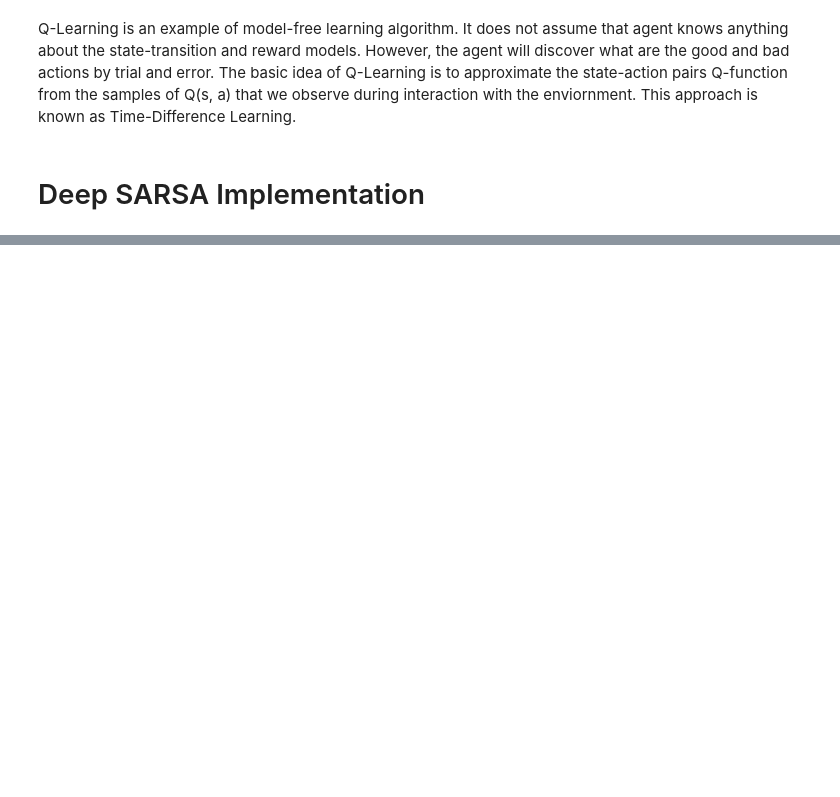
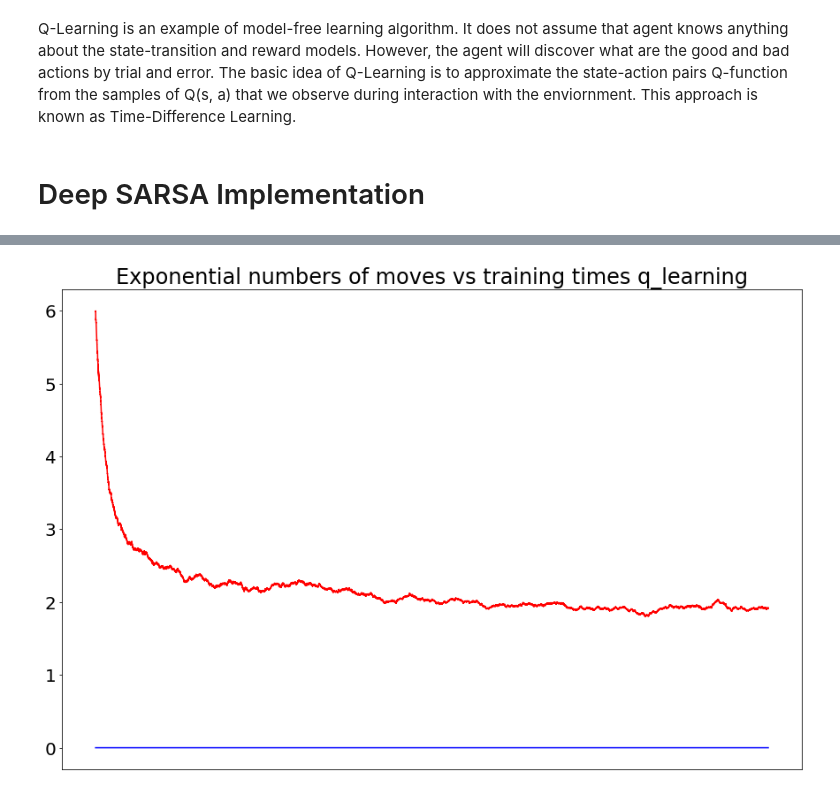
Before and after one commit to lzumta/Reinforcement-Learning-Assignment, a Jupyter notebook: Assignment.ipynb, the cells around one changed output, grey strips where cells are left out. Cells and saved outputs as stored; diff of their text form; code cells hidden in the pictures; blank space fills up the shorter version.

```diff
--- a/Assignment.ipynb
+++ b/Assignment.ipynb
@@ -396,7 +417,7 @@ The basic idea of Q-Learning is to approximate the state-action pairs Q-function
 # %% [markdown]
 # Deep SARSA Implementation
 # %%
-# HYPERPARAMETERS USED FOR SARSA(FOR A GRID SIZE OF 4)
+# HYPERPARAMETERS USED FOR SARSA (FOR A GRID SIZE OF 4)
 
 epsilon_0 = 0.6    # STARTING VALUE OF EPSILON FOR THE EPSILON-GREEDY POLICY
 beta = 0.00005      # THE PARAMETER SETS HOW QUICKLY THE VALUE OF EPSILON IS DECAYING (SEE epsilon_f BELOW)
@@ -410,7 +431,7 @@ reward_check = 1 # THE REWARD FOR A CHECK
 # SAVING VARIABLES
 R_save_sarsa = np.zeros([N_episodes, 1])
 N_moves_save_sarsa = np.zeros([N_episodes, 1])
-Training_time_per_episode = np.zeros([N_episodes, 1])
+Training_time_per_episode_sarsa = np.zeros([N_episodes, 1])
 
 # PRINT AVERAGE REWARD EVERY NUMBER OF EPISODES
 print_every = 500
@@ -423,7 +444,7 @@ print('---------------------------------------')
 for n in range(N_episodes):
 
     if n % print_every == 0 and n != 0:
-      print('Average reward:',np.mean(R_save_sarsa[n-print_every:n]),'Number of steps: ',np.mean(N_moves_save_sarsa[n-print_every:n]), 'Training time: ',np.mean(Training_time_per_episode[n-500:n]))
+      print('Average reward:',np.mean(R_save_sarsa[n-print_every:n]),'Number of steps: ',np.mean(N_moves_save_sarsa[n-print_every:n]), 'Training time: ',np.mean(Training_time_per_episode_sarsa[n-500:n]))
 
     start = time.time()
     epsilon_f = epsilon_0 / (1 + beta * n)   ## DECAYING EPSILON
@@ -449,7 +470,7 @@ for n in range(N_episodes):
           R_save_sarsa[n]=np.copy(R)
           N_moves_save_sarsa[n]=np.copy(i)
           end = time.time()
-          Training_time_per_episode[n] = (abs(start-end)/1000)
+          Training_time_per_episode_sarsa[n] = (abs(start-end)/1000)
           break
 
         action2 = agent.choose_action(X_next, allowed_a_next, epsilon_f)
@@ -463,7 +484,7 @@ for n in range(N_episodes):
           R_save_sarsa[n]=np.copy(R)
           N_moves_save_sarsa[n]=np.copy(i)
           end = time.time()
-          Training_time_per_episode[n] = (abs(start-end)/1000)
+          Training_time_per_episode_sarsa[n] = (abs(start-end)/1000)
           break
 
         # IF THE EPISODE IS NOT OVER, ADD REWARD
@@ -481,3 +534,16 @@ for n in range(N_episodes):
+# %%
+# Plot: number of moves vs training time
+plt.rcParams.update({'font.size': 20})
+
+plt.plot(figsize=(15,10))
+plt.plot(np.arange(0,N_episodes-1999), moving_average(N_moves_save_sarsa, n=2000), 'r', label='number of moves')
+plt.plot(np.arange(0,N_episodes-1999), moving_average(Training_time_per_episode_sarsa, n=2000), 'b', label='training time')
+
+plt.title("Exponential numbers of moves vs training times q_learning")
+plt.xticks([])
+plt.show()
+# %% [output]
+[figure, added]
 # %%
 # Print average reward and average number of steps overall
 print(f'Results over the whole SARSA training with {N_episodes} episodes:')
```
Also changed, not shown: parts of 18 cells of this notebook.
